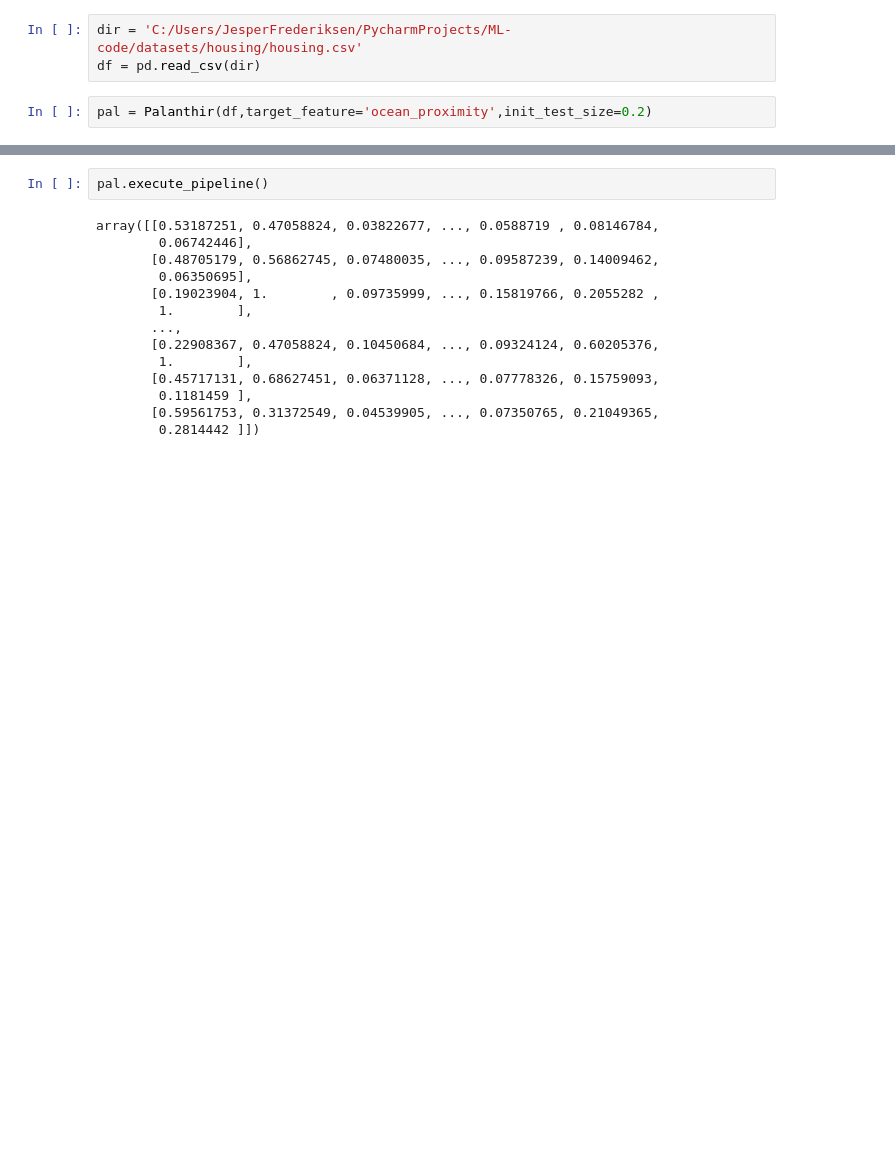
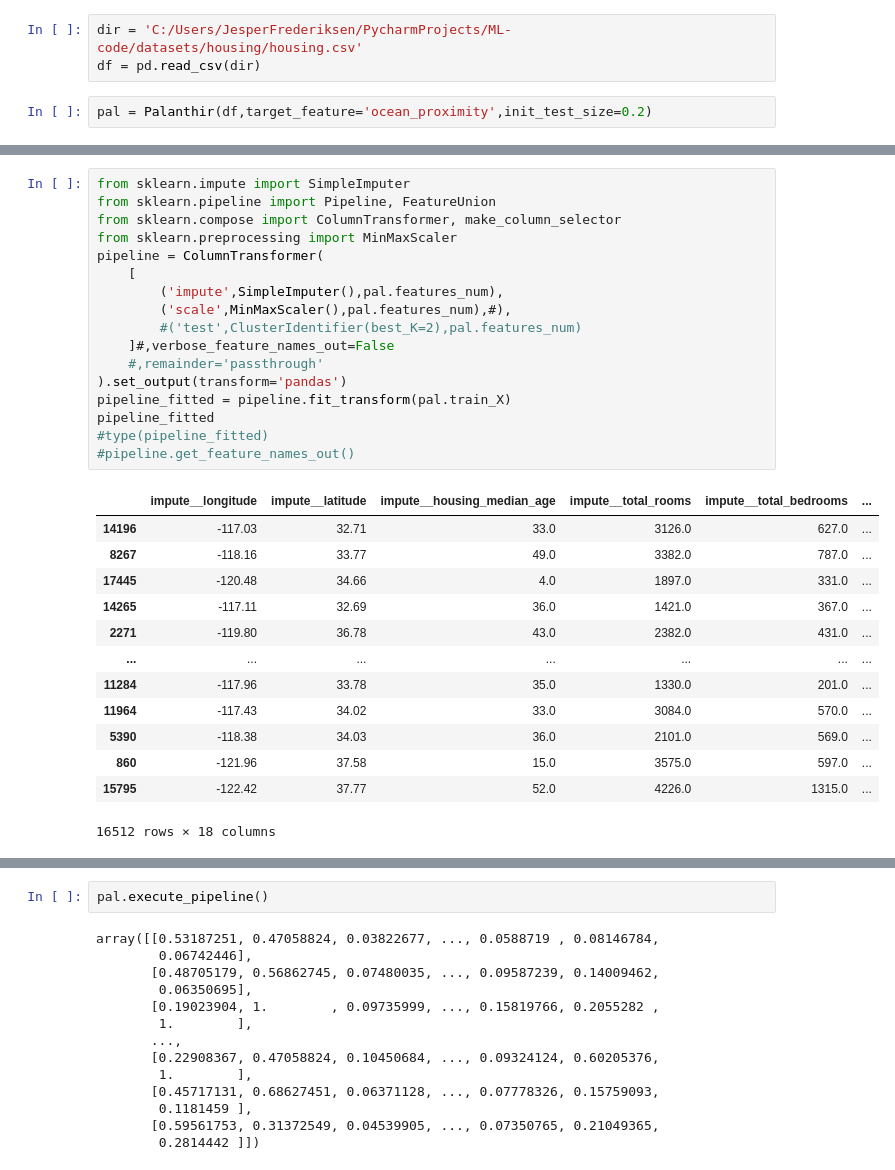
Before and after one commit to B0llemis/MLcode, a Jupyter notebook: Palanthir Experiment.ipynb, the cells around one changed output, grey strips where cells are left out. Saved outputs shown, nothing was run; the diff lists cells and outputs as text; blank space fills up the shorter version.

```diff
--- a/Palanthir Experiment.ipynb
+++ b/Palanthir Experiment.ipynb
@@ -295,0 +390,31 @@ pal = Palanthir(df,target_feature='ocean_proximity',init_test_size=0.2)
+# %%
+from sklearn.impute import SimpleImputer
+from sklearn.pipeline import Pipeline, FeatureUnion
+from sklearn.compose import ColumnTransformer, make_column_selector
+from sklearn.preprocessing import MinMaxScaler
+pipeline = ColumnTransformer(
+    [
+        ('impute',SimpleImputer(),pal.features_num),
+        ('scale',MinMaxScaler(),pal.features_num),#),
+        #('test',ClusterIdentifier(best_K=2),pal.features_num)
+    ]#,verbose_feature_names_out=False
+    #,remainder='passthrough'
+).set_output(transform='pandas')
+pipeline_fitted = pipeline.fit_transform(pal.train_X)
+pipeline_fitted
+#type(pipeline_fitted)
+#pipeline.get_feature_names_out()
+# %% [output]
+|  | impute__longitude | impute__latitude | impute__housing_median_age | impute__total_rooms | impute__total_bedrooms | ... |
+| 14196 | -117.03 | 32.71 | 33.0 | 3126.0 | 627.0 | ... |
+| 8267 | -118.16 | 33.77 | 49.0 | 3382.0 | 787.0 | ... |
+| 17445 | -120.48 | 34.66 | 4.0 | 1897.0 | 331.0 | ... |
+| 14265 | -117.11 | 32.69 | 36.0 | 1421.0 | 367.0 | ... |
+| 2271 | -119.80 | 36.78 | 43.0 | 2382.0 | 431.0 | ... |
+| ... | ... | ... | ... | ... | ... | ... |
+| 11284 | -117.96 | 33.78 | 35.0 | 1330.0 | 201.0 | ... |
+| 11964 | -117.43 | 34.02 | 33.0 | 3084.0 | 570.0 | ... |
+| 5390 | -118.38 | 34.03 | 36.0 | 2101.0 | 569.0 | ... |
+| 860 | -121.96 | 37.58 | 15.0 | 3575.0 | 597.0 | ... |
+| 15795 | -122.42 | 37.77 | 52.0 | 4226.0 | 1315.0 | ... |
+16512 rows × 18 columns
```
Also changed, not shown: parts of 39 cells of this notebook.
